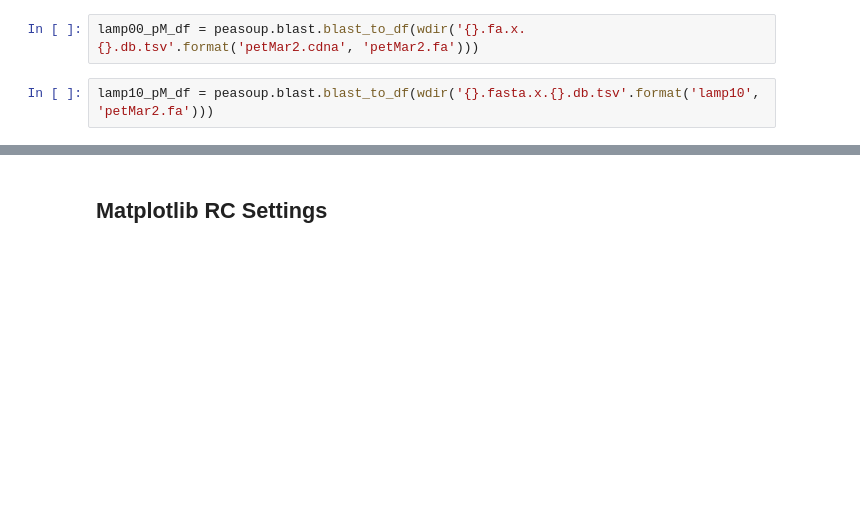
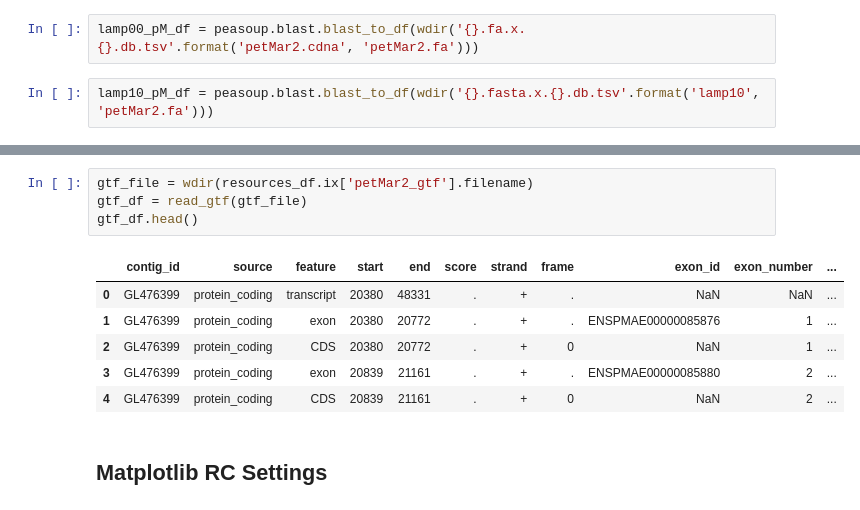
Before and after one commit to standage/2015-petMarSB, a Jupyter notebook: notebooks/petmar-cross-validate.ipynb, the cells around one changed output, grey strips where cells are left out. Saved outputs shown, nothing was run; the diff lists cells and outputs as text; blank space fills up the shorter version.

```diff
--- a/notebooks/petmar-cross-validate.ipynb
+++ b/notebooks/petmar-cross-validate.ipynb
@@ -106,3 +123,14 @@ lamp10_pM_df = peasoup.blast.blast_to_df(wdir('{}.fasta.x.{}.db.tsv'.format('lam
+# %%
+gtf_file = wdir(resources_df.ix['petMar2_gtf'].filename)
+gtf_df = read_gtf(gtf_file)
+gtf_df.head()
+# %% [output]
+|  | contig_id | source | feature | start | end | score | strand | frame | exon_id | exon_number | ... |
+| 0 | GL476399 | protein_coding | transcript | 20380 | 48331 | . | + | . | NaN | NaN | ... |
+| 1 | GL476399 | protein_coding | exon | 20380 | 20772 | . | + | . | ENSPMAE00000085876 | 1 | ... |
+| 2 | GL476399 | protein_coding | CDS | 20380 | 20772 | . | + | 0 | NaN | 1 | ... |
+| 3 | GL476399 | protein_coding | exon | 20839 | 21161 | . | + | . | ENSPMAE00000085880 | 2 | ... |
+| 4 | GL476399 | protein_coding | CDS | 20839 | 21161 | . | + | 0 | NaN | 2 | ... |
 # %% [markdown]
 ## Matplotlib RC Settings
 # %%
```
Also changed, not shown: parts of 24 cells of this notebook, 1 other file.
